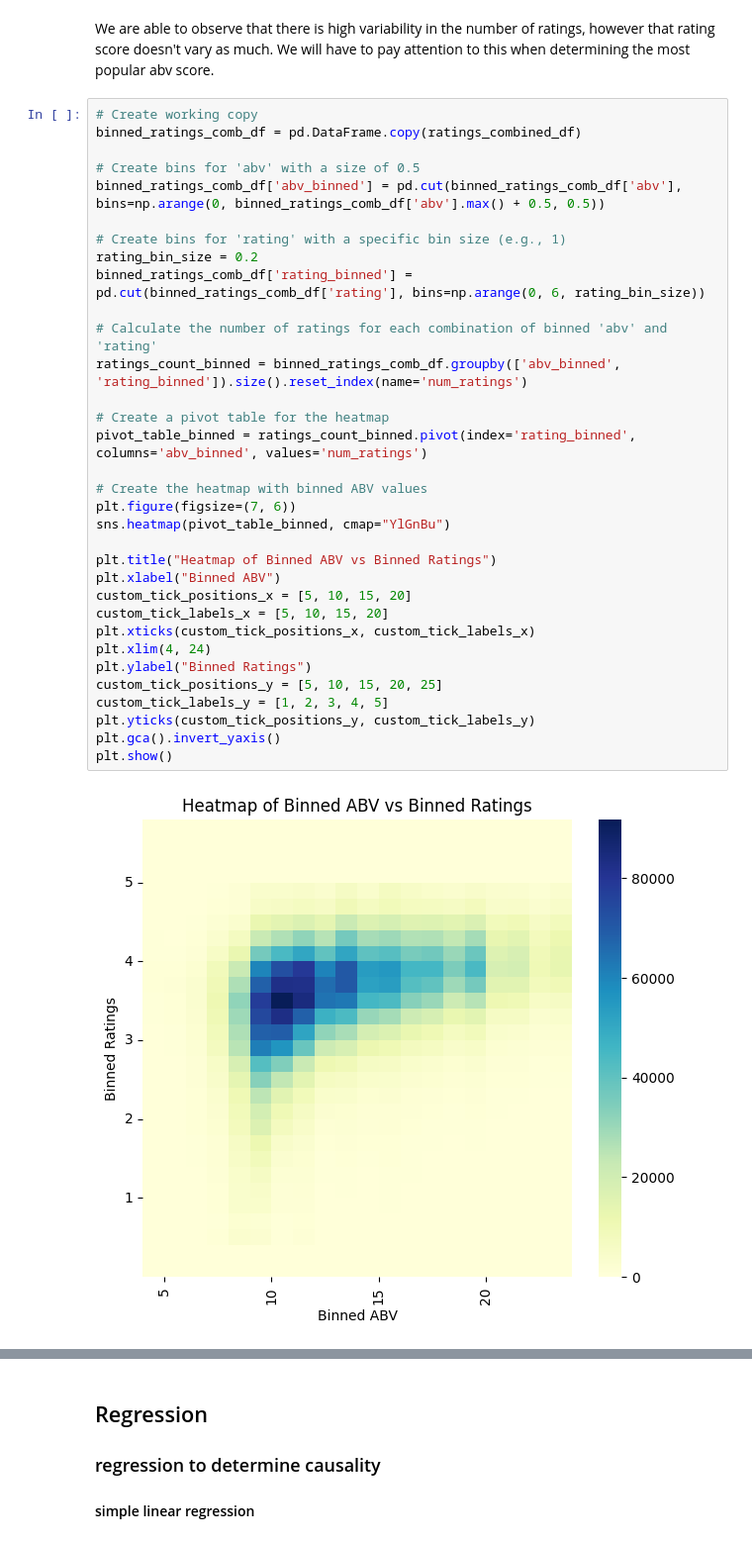
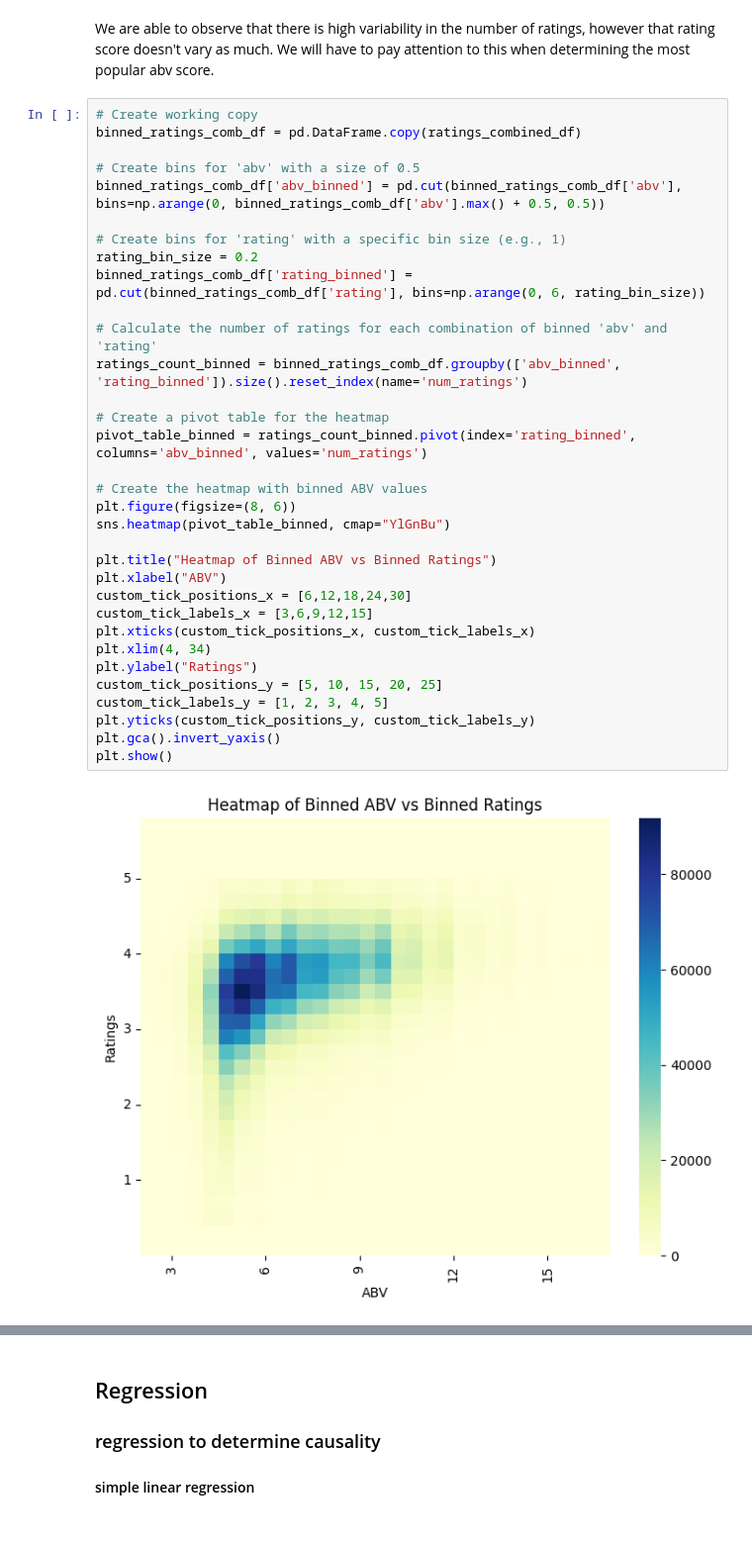
Before and after one commit to epfl-ada/ada-2023-project-datababes, a Jupyter notebook: eda2_tim_abv.ipynb, the cells around one changed output, grey strips where cells are left out. Shown at 99% size. Cells and saved outputs as stored; diff of their text form.

Commit message:
modif in heatmap

```diff
--- a/eda2_tim_abv.ipynb
+++ b/eda2_tim_abv.ipynb
@@ -1098,35 +1071,35 @@ We are able to observe that there is high variability in the number of ratings,
 # %%
 # Create working copy
 binned_ratings_comb_df = pd.DataFrame.copy(ratings_combined_df)
 
 # Create bins for 'abv' with a size of 0.5
 binned_ratings_comb_df['abv_binned'] = pd.cut(binned_ratings_comb_df['abv'], bins=np.arange(0, binned_ratings_comb_df['abv'].max() + 0.5, 0.5))
 
 # Create bins for 'rating' with a specific bin size (e.g., 1)
 rating_bin_size = 0.2
 binned_ratings_comb_df['rating_binned'] = pd.cut(binned_ratings_comb_df['rating'], bins=np.arange(0, 6, rating_bin_size))
 
 # Calculate the number of ratings for each combination of binned 'abv' and 'rating'
 ratings_count_binned = binned_ratings_comb_df.groupby(['abv_binned', 'rating_binned']).size().reset_index(name='num_ratings')
 
 # Create a pivot table for the heatmap
 pivot_table_binned = ratings_count_binned.pivot(index='rating_binned', columns='abv_binned', values='num_ratings')
 
 # Create the heatmap with binned ABV values
-plt.figure(figsize=(7, 6))
+plt.figure(figsize=(8, 6))
 sns.heatmap(pivot_table_binned, cmap="YlGnBu")
 
 plt.title("Heatmap of Binned ABV vs Binned Ratings")
-plt.xlabel("Binned ABV")
-custom_tick_positions_x = [5, 10, 15, 20]
-custom_tick_labels_x = [5, 10, 15, 20]
+plt.xlabel("ABV")
+custom_tick_positions_x = [6,12,18,24,30]
+custom_tick_labels_x = [3,6,9,12,15]
 plt.xticks(custom_tick_positions_x, custom_tick_labels_x)
-plt.xlim(4, 24)
-plt.ylabel("Binned Ratings")
+plt.xlim(4, 34)
+plt.ylabel("Ratings")
 custom_tick_positions_y = [5, 10, 15, 20, 25]
 custom_tick_labels_y = [1, 2, 3, 4, 5]
 plt.yticks(custom_tick_positions_y, custom_tick_labels_y)
 plt.gca().invert_yaxis()
 plt.show()
 # %% [output]
-[figure, old version]
+[figure, new version]
```
Also changed, not shown: parts of 3 cells of this notebook.
